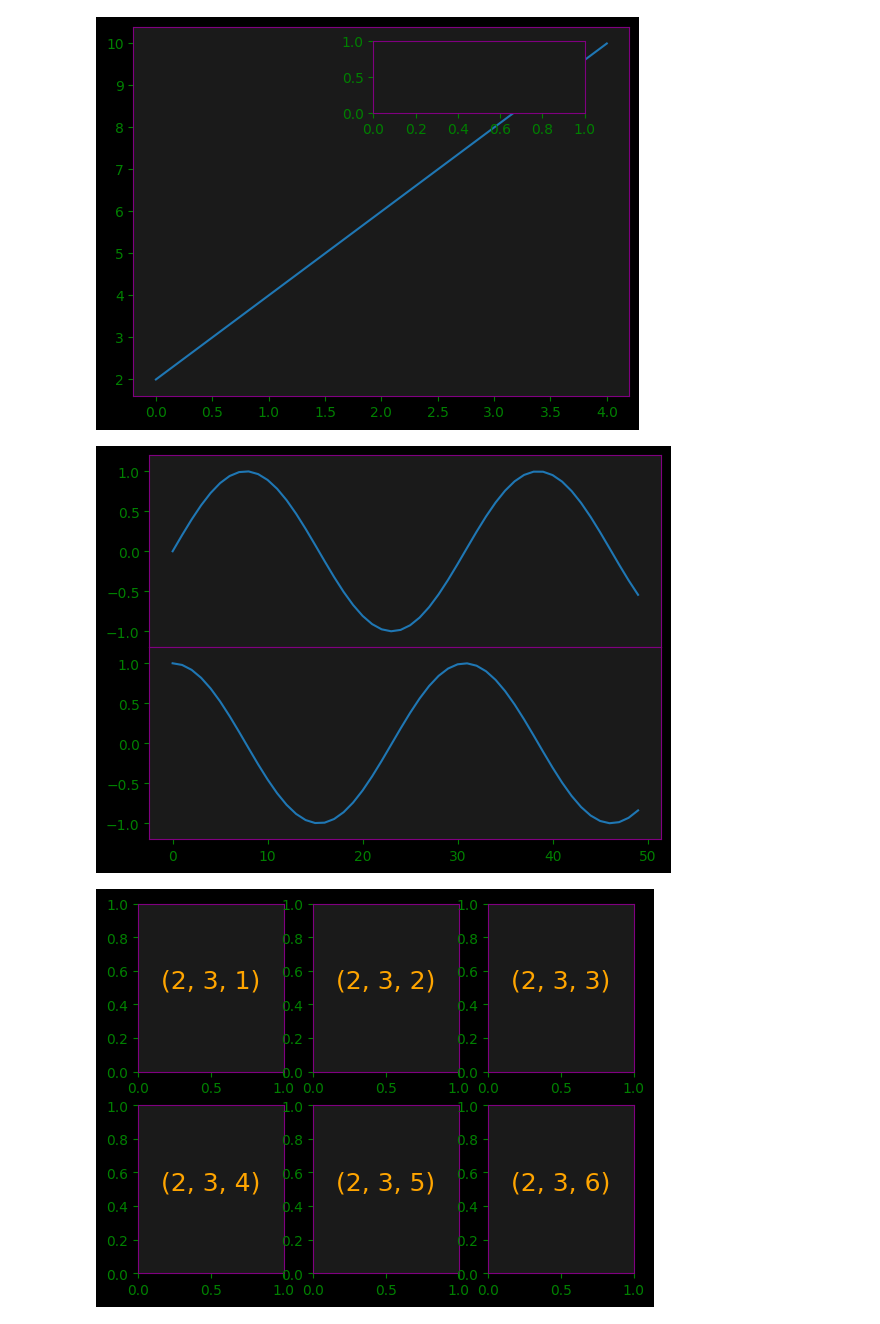
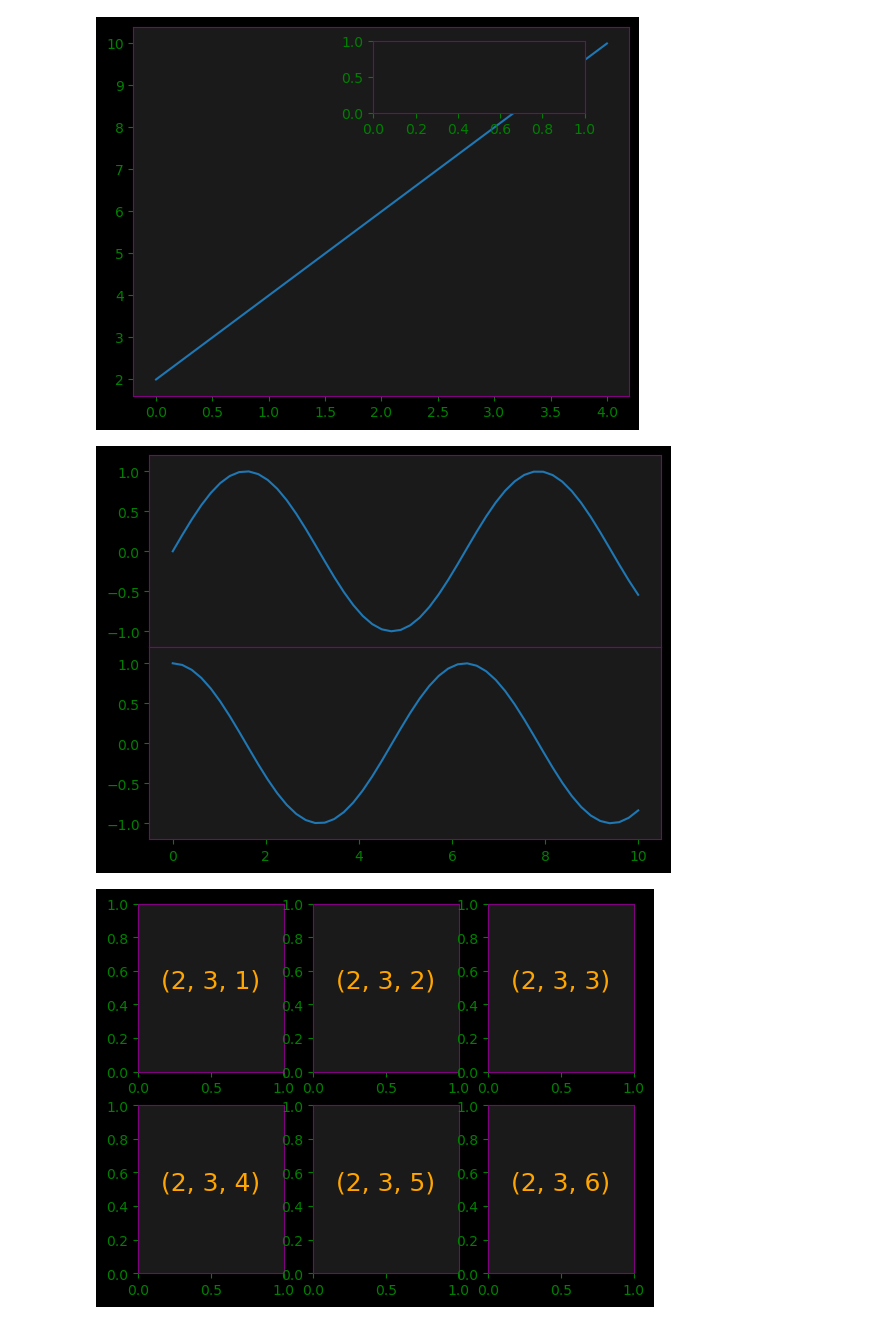
Before and after one commit to agentzero001/jupyter, a Jupyter notebook: Python_Libs/matplotlib/subplots.ipynb, the cells around one changed output. Saved outputs shown, nothing was run; the diff lists cells and outputs as text; code cells hidden in the pictures.

```diff
--- a/Python_Libs/matplotlib/subplots.ipynb
+++ b/Python_Libs/matplotlib/subplots.ipynb
@@ -19,15 +19,15 @@ ax1.plot(range(5), range(2,12,2))
 # %%
 fig = plt.figure()
 ax1 = fig.add_axes([0.1, 0.5, 0.8, 0.4],
                    xticklabels=[], ylim=(-1.2, 1.2))
 ax2 = fig.add_axes([0.1, 0.1, 0.8, 0.4],
                    ylim=(-1.2, 1.2))
 
 x = np.linspace(0, 10)
-ax1.plot(np.sin(x))
-ax2.plot(np.cos(x));
+ax1.plot(x, np.sin(x))
+ax2.plot(x, np.cos(x));
 # %% [output]
-[figure, old version]
+[figure, new version]
 # %%
 for i in range(1, 7):
     plt.subplot(2, 3, i)
```
Also changed, not shown: parts of 4 cells of this notebook, 3 other files.
